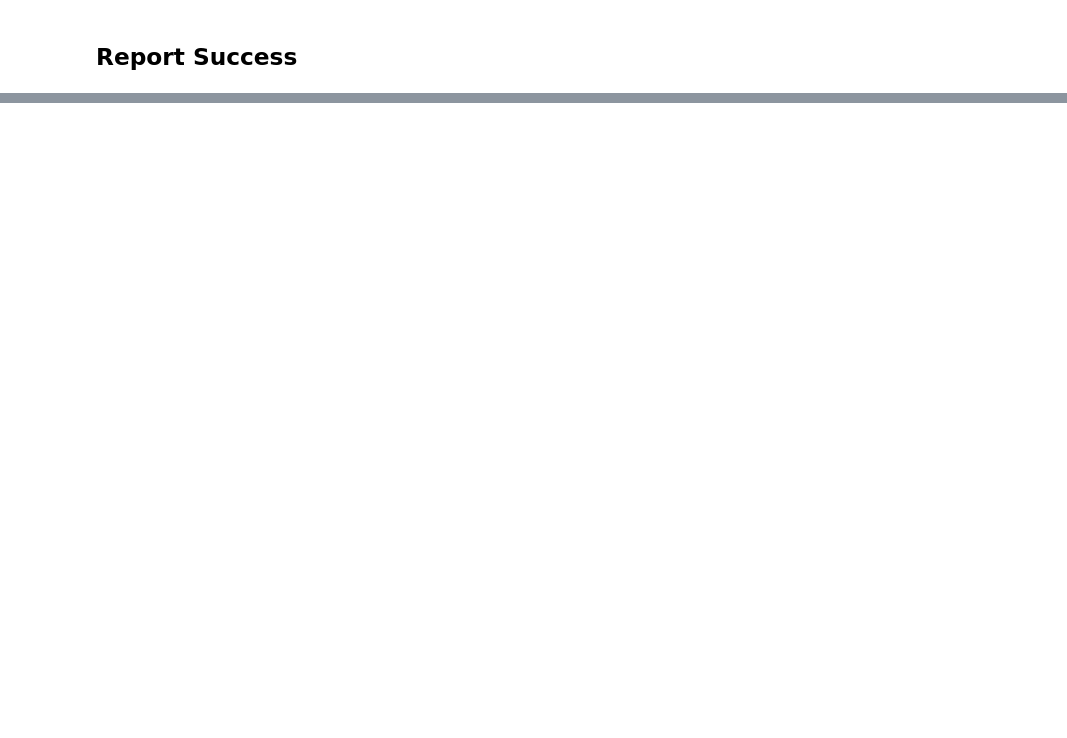
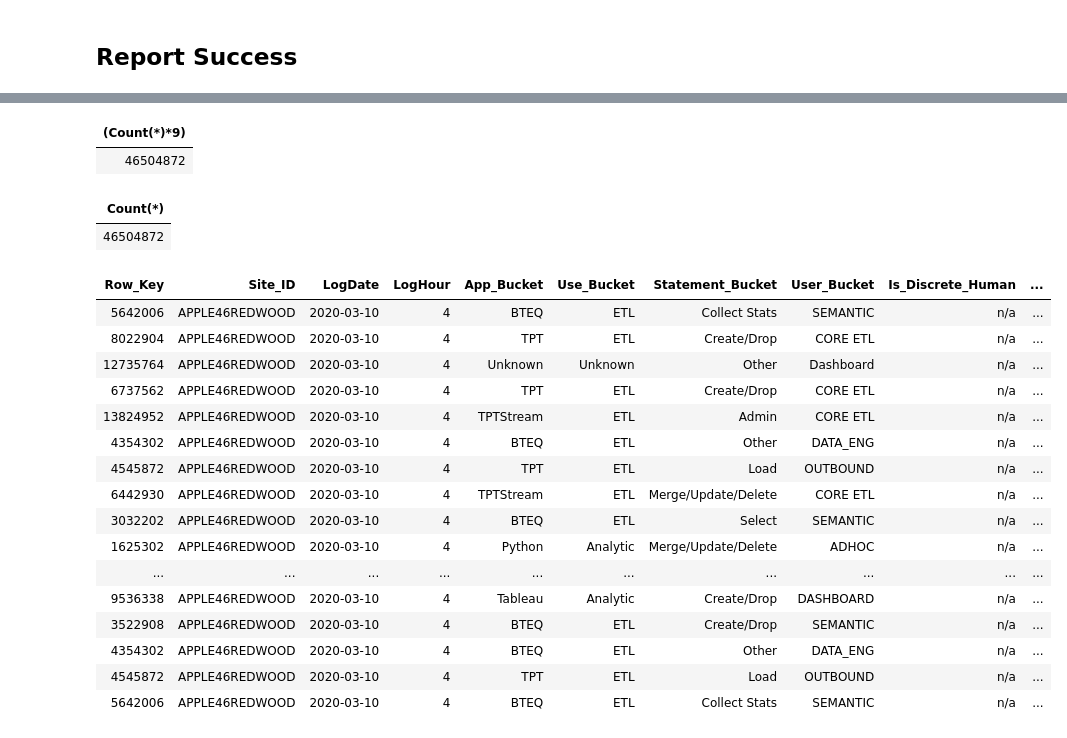
Before and after one commit to scottcarty/sql, a Jupyter notebook: datamodel/DBQL_pivot.ipynb, the cells around one changed output, grey strips where cells are left out. Drawn from its saved outputs; the diff is of its cells as text; code cells hidden in the pictures; blank space fills up the shorter version.

```diff
--- a/datamodel/DBQL_pivot.ipynb
+++ b/datamodel/DBQL_pivot.ipynb
@@ -517,0 +534,30 @@ ORDER BY 1 DESC
+# %%
+select count(*) * 9 from adlste_coa.coa_dat_DBQL_core;
+# %% [output]
+| (Count(*)*9) |
+| 46504872 |
+# %%
+select count(*) from adlste_coa.coa_dat_DBQL_pivot;
+# %% [output]
+| Count(*) |
+| 46504872 |
+# %%
+SELECT TOP 20 * FROM adlste_coa.coa_dat_DBQL_pivot;
+# %% [output]
+| Row_Key | Site_ID | LogDate | LogHour | App_Bucket | Use_Bucket | Statement_Bucket | User_Bucket | Is_Discrete_Human | ... |
+| 5642006 | APPLE46REDWOOD | 2020-03-10 | 4 | BTEQ | ETL | Collect Stats | SEMANTIC | n/a | ... |
+| 8022904 | APPLE46REDWOOD | 2020-03-10 | 4 | TPT | ETL | Create/Drop | CORE ETL | n/a | ... |
+| 12735764 | APPLE46REDWOOD | 2020-03-10 | 4 | Unknown | Unknown | Other | Dashboard | n/a | ... |
+| 6737562 | APPLE46REDWOOD | 2020-03-10 | 4 | TPT | ETL | Create/Drop | CORE ETL | n/a | ... |
+| 13824952 | APPLE46REDWOOD | 2020-03-10 | 4 | TPTStream | ETL | Admin | CORE ETL | n/a | ... |
+| 4354302 | APPLE46REDWOOD | 2020-03-10 | 4 | BTEQ | ETL | Other | DATA_ENG | n/a | ... |
+| 4545872 | APPLE46REDWOOD | 2020-03-10 | 4 | TPT | ETL | Load | OUTBOUND | n/a | ... |
+| 6442930 | APPLE46REDWOOD | 2020-03-10 | 4 | TPTStream | ETL | Merge/Update/Delete | CORE ETL | n/a | ... |
+| 3032202 | APPLE46REDWOOD | 2020-03-10 | 4 | BTEQ | ETL | Select | SEMANTIC | n/a | ... |
+| 1625302 | APPLE46REDWOOD | 2020-03-10 | 4 | Python | Analytic | Merge/Update/Delete | ADHOC | n/a | ... |
+| ... | ... | ... | ... | ... | ... | ... | ... | ... | ... |
+| 9536338 | APPLE46REDWOOD | 2020-03-10 | 4 | Tableau | Analytic | Create/Drop | DASHBOARD | n/a | ... |
+| 3522908 | APPLE46REDWOOD | 2020-03-10 | 4 | BTEQ | ETL | Create/Drop | SEMANTIC | n/a | ... |
+| 4354302 | APPLE46REDWOOD | 2020-03-10 | 4 | BTEQ | ETL | Other | DATA_ENG | n/a | ... |
+| 4545872 | APPLE46REDWOOD | 2020-03-10 | 4 | TPT | ETL | Load | OUTBOUND | n/a | ... |
+| 5642006 | APPLE46REDWOOD | 2020-03-10 | 4 | BTEQ | ETL | Collect Stats | SEMANTIC | n/a | ... |
```
Also changed, not shown: parts of 6 cells of this notebook.
